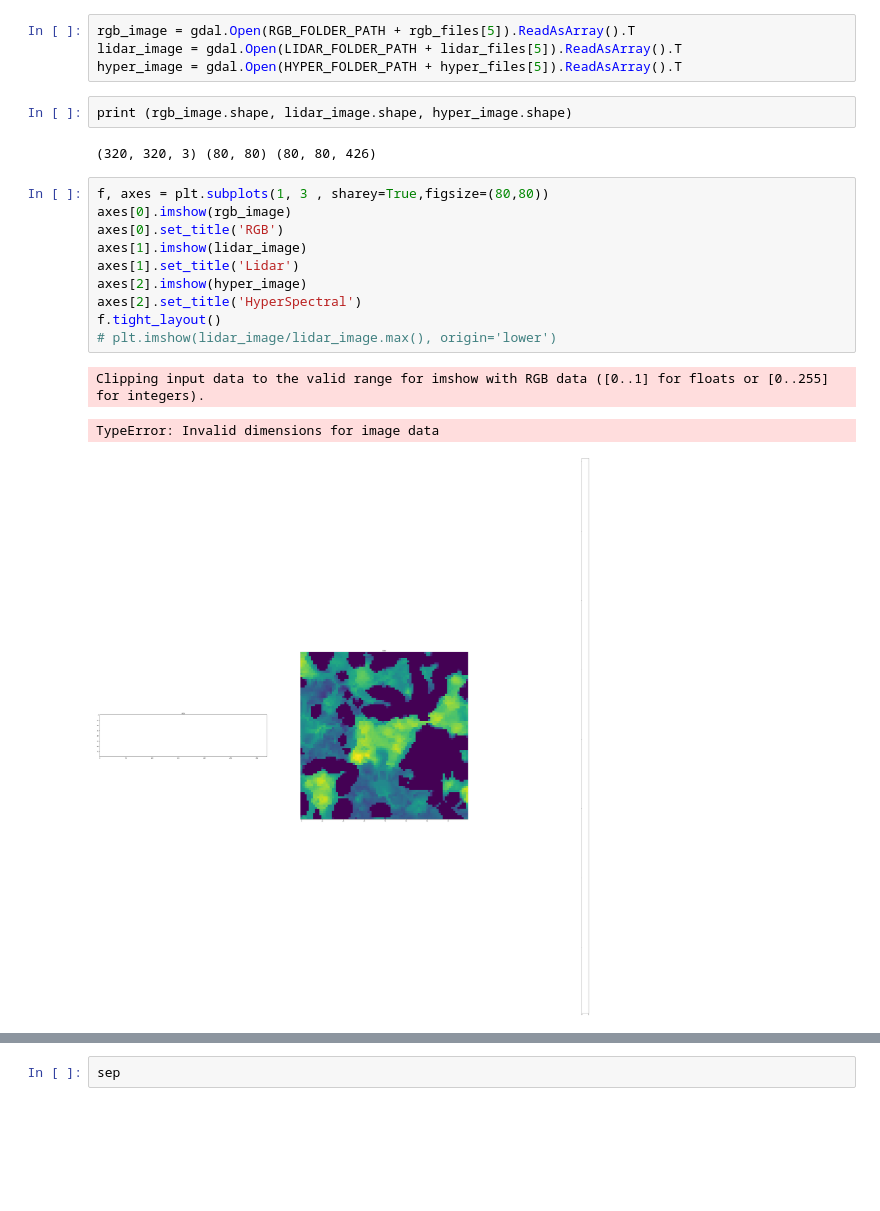
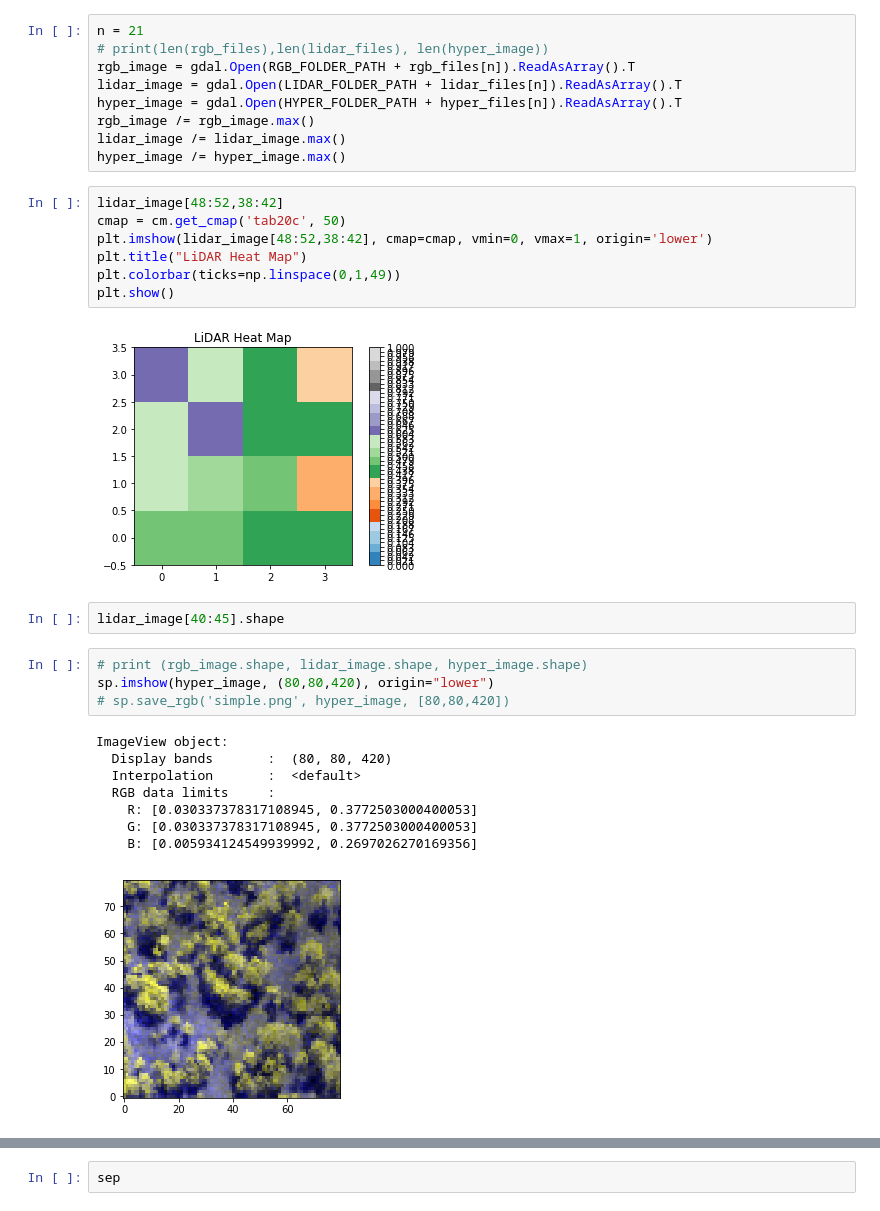
Before and after one commit to rachit-ranjan16/CrownSeg, a Jupyter notebook: Exploring GeoTIFF.ipynb, the cells around one changed output, grey strips where cells are left out. Drawn from its saved outputs; the diff is of its cells as text; blank space fills up the shorter version.

```diff
--- a/Exploring GeoTIFF.ipynb
+++ b/Exploring GeoTIFF.ipynb
@@ -28,22 +35,33 @@ print (rgb_files, lidar_files, hyper_files)
 # %%
-rgb_image = gdal.Open(RGB_FOLDER_PATH + rgb_files[5]).ReadAsArray().T
-lidar_image = gdal.Open(LIDAR_FOLDER_PATH + lidar_files[5]).ReadAsArray().T
-hyper_image = gdal.Open(HYPER_FOLDER_PATH + hyper_files[5]).ReadAsArray().T
+n = 21
+# print(len(rgb_files),len(lidar_files), len(hyper_image))
+rgb_image = gdal.Open(RGB_FOLDER_PATH + rgb_files[n]).ReadAsArray().T
+lidar_image = gdal.Open(LIDAR_FOLDER_PATH + lidar_files[n]).ReadAsArray().T
+hyper_image = gdal.Open(HYPER_FOLDER_PATH + hyper_files[n]).ReadAsArray().T
+rgb_image /= rgb_image.max()
+lidar_image /= lidar_image.max()
+hyper_image /= hyper_image.max()
-# %%
-print (rgb_image.shape, lidar_image.shape, hyper_image.shape)
-# %% [output]
-(320, 320, 3) (80, 80) (80, 80, 426)
-# %%
-f, axes = plt.subplots(1, 3 , sharey=True,figsize=(80,80))
-axes[0].imshow(rgb_image)
-axes[0].set_title('RGB')
-axes[1].imshow(lidar_image)
-axes[1].set_title('Lidar')
-axes[2].imshow(hyper_image)
-axes[2].set_title('HyperSpectral')
-f.tight_layout()
-# plt.imshow(lidar_image/lidar_image.max(), origin='lower')
-# %% [output]
-Clipping input data to the valid range for imshow with RGB data ([0..1] for floats or [0..255] for integers).
-TypeError: Invalid dimensions for image data
-[figure, removed]
+# %%
+lidar_image[48:52,38:42]
+cmap = cm.get_cmap('tab20c', 50)
+plt.imshow(lidar_image[48:52,38:42], cmap=cmap, vmin=0, vmax=1, origin='lower')
+plt.title("LiDAR Heat Map")
+plt.colorbar(ticks=np.linspace(0,1,49))
+plt.show()
+# %% [output]
+[figure, added]
+# %%
+lidar_image[40:45].shape
+# %%
+# print (rgb_image.shape, lidar_image.shape, hyper_image.shape)
+sp.imshow(hyper_image, (80,80,420), origin="lower")
+# sp.save_rgb('simple.png', hyper_image, [80,80,420])
+# %% [output]
+ImageView object:
+  Display bands       :  (80, 80, 420)
+  Interpolation       :  <default>
+  RGB data limits     :
+    R: [0.030337378317108945, 0.3772503000400053]
+    G: [0.030337378317108945, 0.3772503000400053]
+    B: [0.005934124549939992, 0.2697026270169356]
+[figure, added]
```
Also changed, not shown: parts of 9 cells of this notebook, 3 other files.
